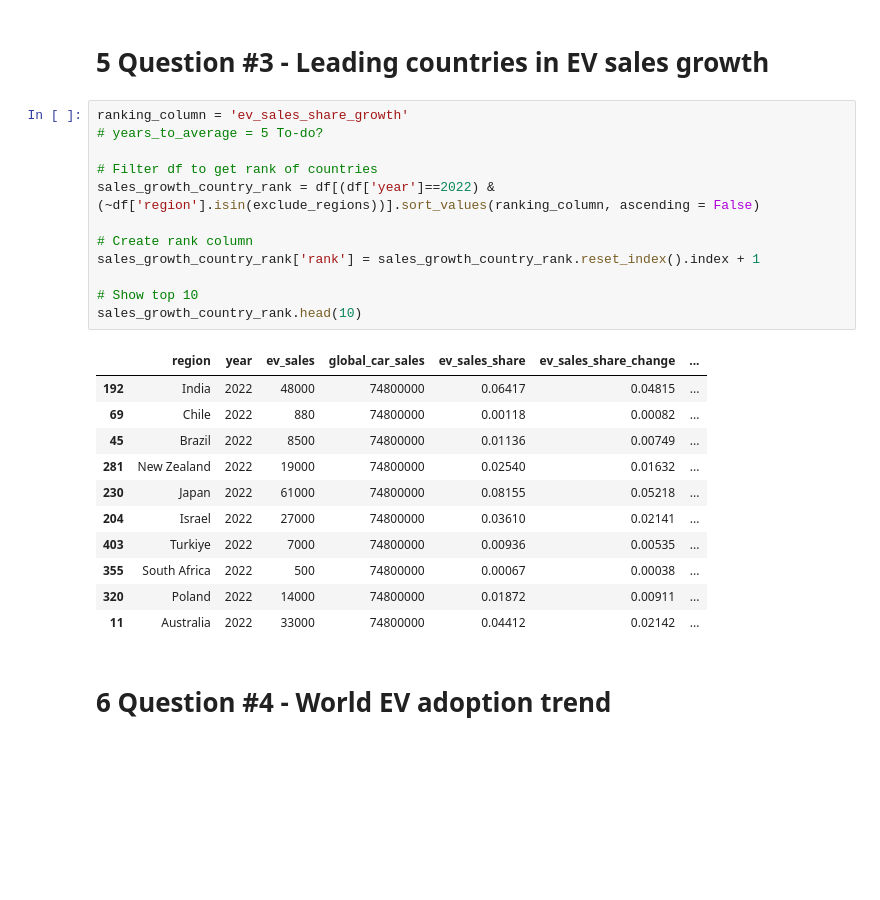
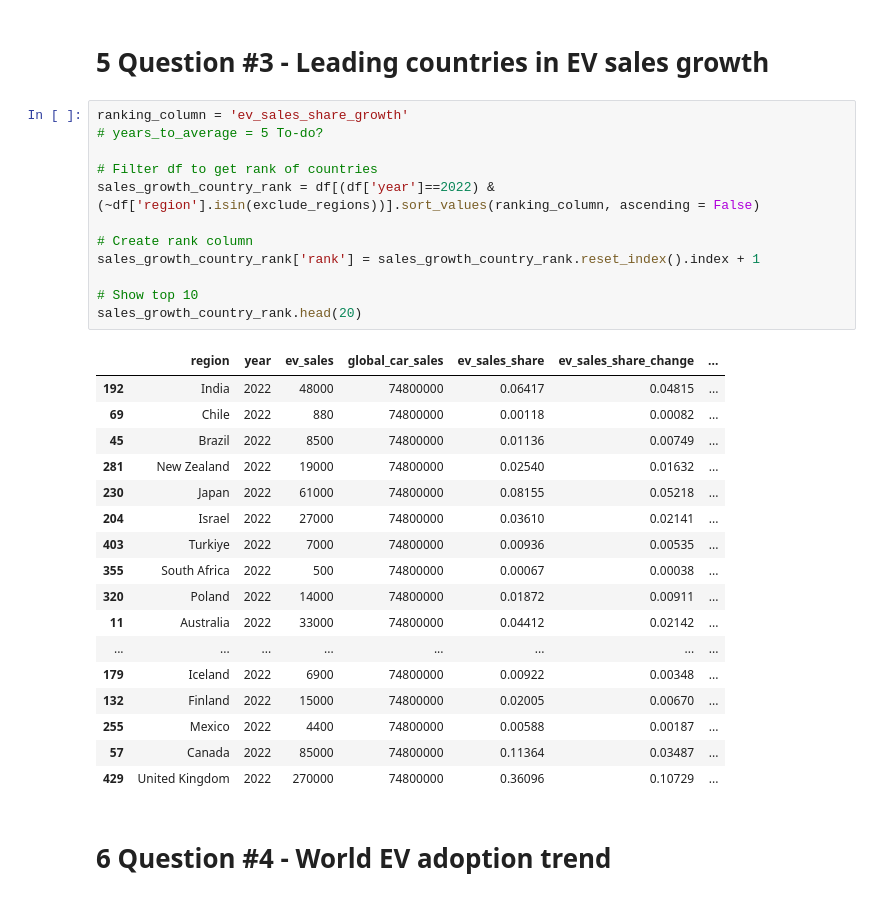
Before and after one commit to nmirabets/ev-adoption, a Jupyter notebook: notebooks/ev-adoption-main.ipynb, the cells around one changed output. Drawn from its saved outputs; the diff is of its cells as text; blank space fills up the shorter version.

```diff
--- a/notebooks/ev-adoption-main.ipynb
+++ b/notebooks/ev-adoption-main.ipynb
@@ -364,27 +371,33 @@ sales_country_rank.head(10)
 # %%
 ranking_column = 'ev_sales_share_growth'
 # years_to_average = 5 To-do?
 
 # Filter df to get rank of countries
 sales_growth_country_rank = df[(df['year']==2022) & (~df['region'].isin(exclude_regions))].sort_values(ranking_column, ascending = False)
 
 # Create rank column
 sales_growth_country_rank['rank'] = sales_growth_country_rank.reset_index().index + 1
 
 # Show top 10
-sales_growth_country_rank.head(10)
+sales_growth_country_rank.head(20)
 # %% [output]
 |  | region | year | ev_sales | global_car_sales | ev_sales_share | ev_sales_share_change | ... |
 | 192 | India | 2022 | 48000 | 74800000 | 0.06417 | 0.04815 | ... |
 | 69 | Chile | 2022 | 880 | 74800000 | 0.00118 | 0.00082 | ... |
 | 45 | Brazil | 2022 | 8500 | 74800000 | 0.01136 | 0.00749 | ... |
 | 281 | New Zealand | 2022 | 19000 | 74800000 | 0.02540 | 0.01632 | ... |
 | 230 | Japan | 2022 | 61000 | 74800000 | 0.08155 | 0.05218 | ... |
 | 204 | Israel | 2022 | 27000 | 74800000 | 0.03610 | 0.02141 | ... |
 | 403 | Turkiye | 2022 | 7000 | 74800000 | 0.00936 | 0.00535 | ... |
 | 355 | South Africa | 2022 | 500 | 74800000 | 0.00067 | 0.00038 | ... |
 | 320 | Poland | 2022 | 14000 | 74800000 | 0.01872 | 0.00911 | ... |
 | 11 | Australia | 2022 | 33000 | 74800000 | 0.04412 | 0.02142 | ... |
+| ... | ... | ... | ... | ... | ... | ... | ... |
+| 179 | Iceland | 2022 | 6900 | 74800000 | 0.00922 | 0.00348 | ... |
+| 132 | Finland | 2022 | 15000 | 74800000 | 0.02005 | 0.00670 | ... |
+| 255 | Mexico | 2022 | 4400 | 74800000 | 0.00588 | 0.00187 | ... |
+| 57 | Canada | 2022 | 85000 | 74800000 | 0.11364 | 0.03487 | ... |
+| 429 | United Kingdom | 2022 | 270000 | 74800000 | 0.36096 | 0.10729 | ... |
 # %% [markdown]
 # 6 Question #4 - World EV adoption trend
 # %%
```
Also changed, not shown: parts of 14 cells of this notebook, 2 other files.
